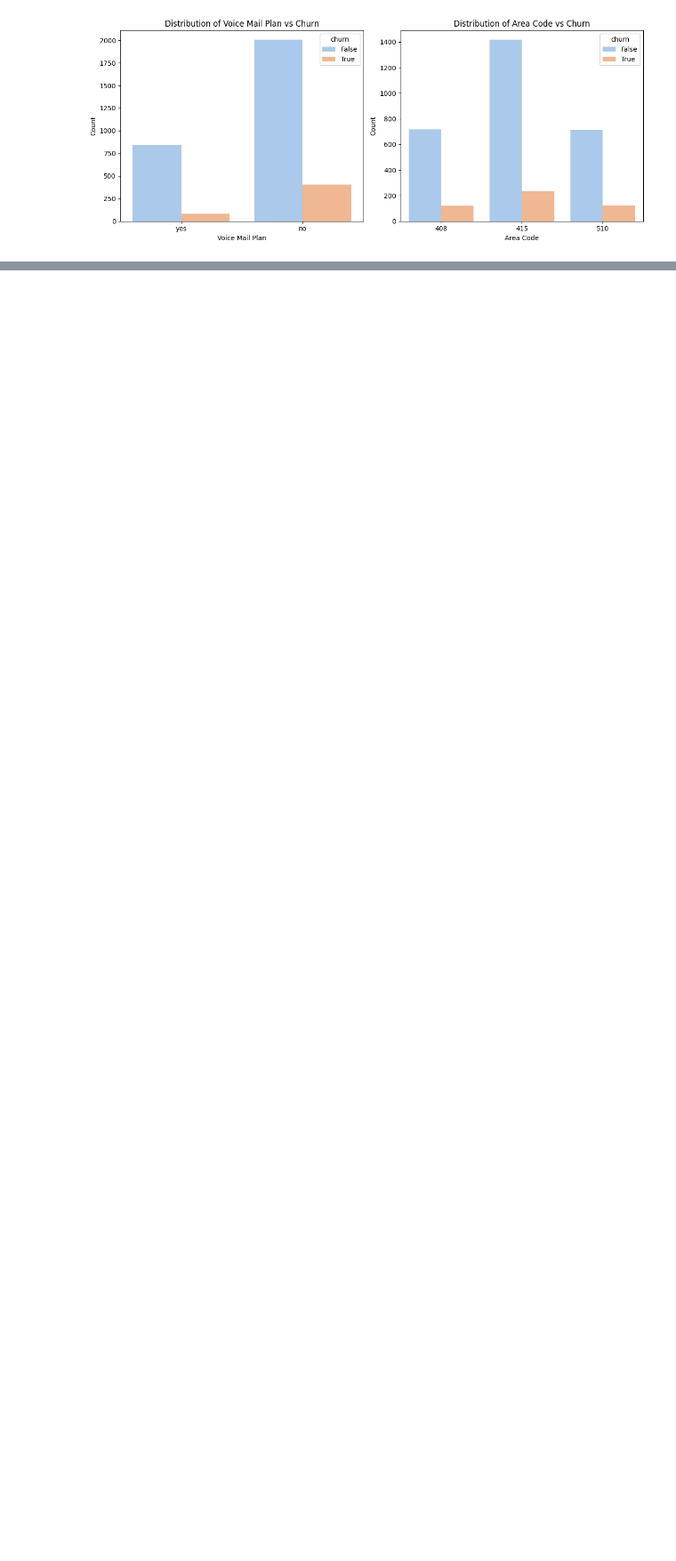
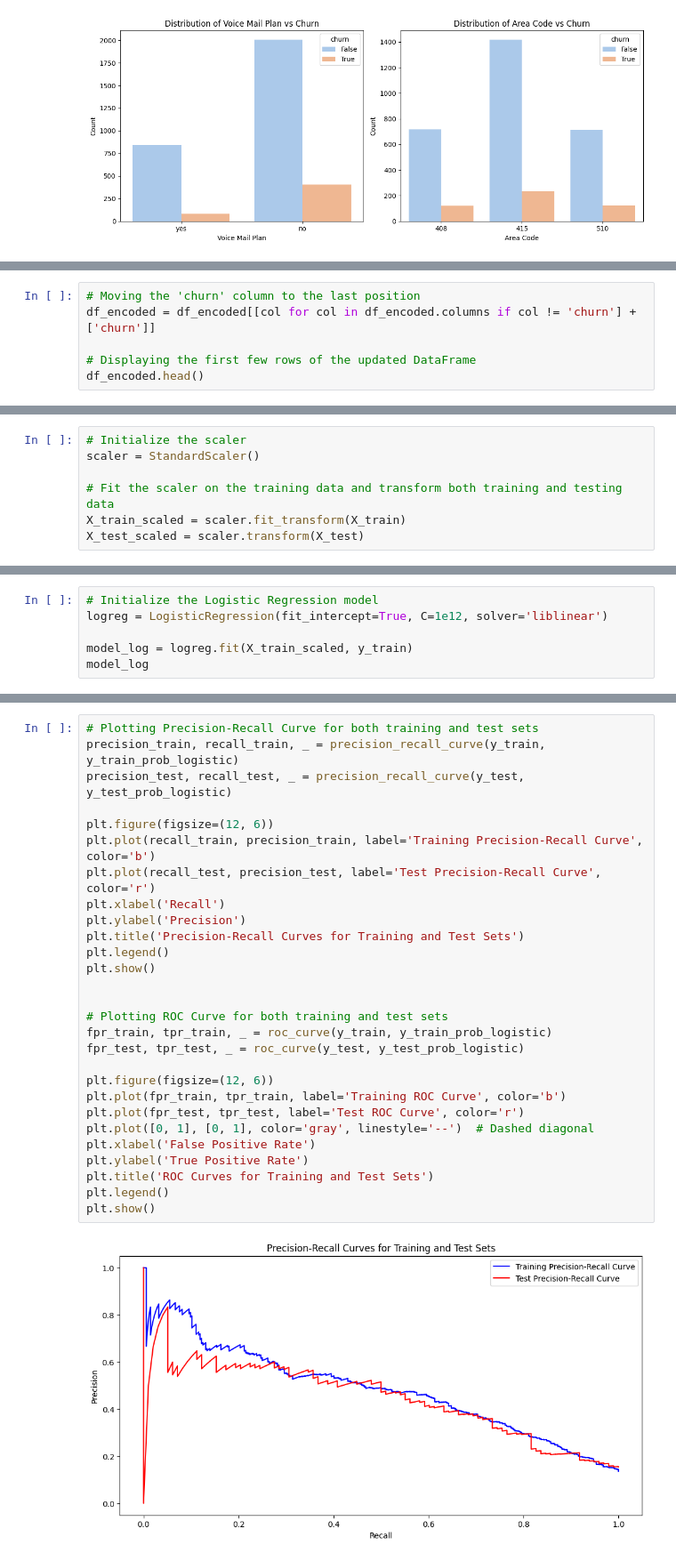
Before and after one commit to Jodhiamboapiyo/Classification-model, a Jupyter notebook: Submited.ipynb, the cells around one changed output, grey strips where cells are left out. Shown at 89% size. Saved outputs shown, nothing was run; the diff lists cells and outputs as text; blank space fills up the shorter version.

```diff
--- a/Submited.ipynb
+++ b/Submited.ipynb
@@ -313,0 +496,6 @@ X_train, X_test, y_train, y_test = train_test_split(X, y, test_size=0.2, random_
+# %%
+# Moving the 'churn' column to the last position
+df_encoded = df_encoded[[col for col in df_encoded.columns if col != 'churn'] + ['churn']]
+
+# Displaying the first few rows of the updated DataFrame
+df_encoded.head()
@@ -313,0 +573,7 @@ X_train, X_test, y_train, y_test = train_test_split(X, y, test_size=0.2, random_
+# %%
+# Initialize the scaler
+scaler = StandardScaler()
+
+# Fit the scaler on the training data and transform both training and testing data
+X_train_scaled = scaler.fit_transform(X_train)
+X_test_scaled = scaler.transform(X_test)
@@ -313,0 +593,6 @@ X_train, X_test, y_train, y_test = train_test_split(X, y, test_size=0.2, random_
+# %%
+# Initialize the Logistic Regression model
+logreg = LogisticRegression(fit_intercept=True, C=1e12, solver='liblinear')
+
+model_log = logreg.fit(X_train_scaled, y_train)
+model_log
@@ -313,0 +682,30 @@ X_train, X_test, y_train, y_test = train_test_split(X, y, test_size=0.2, random_
+# %%
+# Plotting Precision-Recall Curve for both training and test sets
+precision_train, recall_train, _ = precision_recall_curve(y_train, y_train_prob_logistic)
+precision_test, recall_test, _ = precision_recall_curve(y_test, y_test_prob_logistic)
+
+plt.figure(figsize=(12, 6))
+plt.plot(recall_train, precision_train, label='Training Precision-Recall Curve', color='b')
+plt.plot(recall_test, precision_test, label='Test Precision-Recall Curve', color='r')
+plt.xlabel('Recall')
+plt.ylabel('Precision')
+plt.title('Precision-Recall Curves for Training and Test Sets')
+plt.legend()
+plt.show()
+
+
+# Plotting ROC Curve for both training and test sets
+fpr_train, tpr_train, _ = roc_curve(y_train, y_train_prob_logistic)
+fpr_test, tpr_test, _ = roc_curve(y_test, y_test_prob_logistic)
+
+plt.figure(figsize=(12, 6))
+plt.plot(fpr_train, tpr_train, label='Training ROC Curve', color='b')
+plt.plot(fpr_test, tpr_test, label='Test ROC Curve', color='r')
+plt.plot([0, 1], [0, 1], color='gray', linestyle='--')  # Dashed diagonal
+plt.xlabel('False Positive Rate')
+plt.ylabel('True Positive Rate')
+plt.title('ROC Curves for Training and Test Sets')
+plt.legend()
+plt.show()
+# %% [output]
+[figure, added]
```
Also changed, not shown: parts of 71 cells of this notebook.
